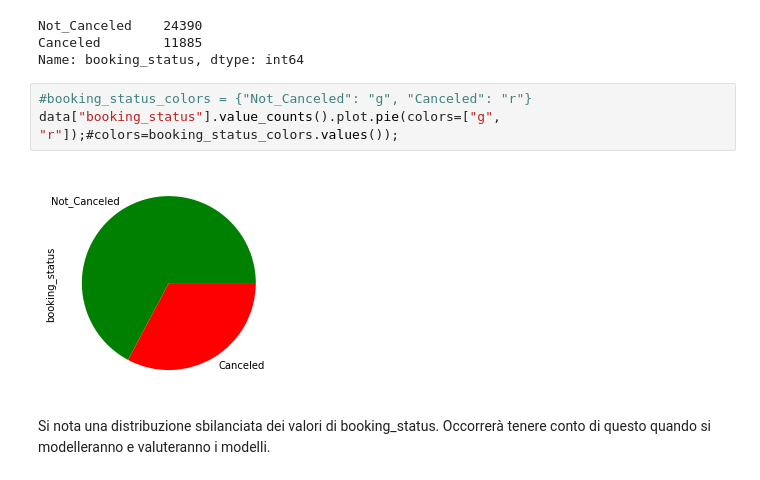
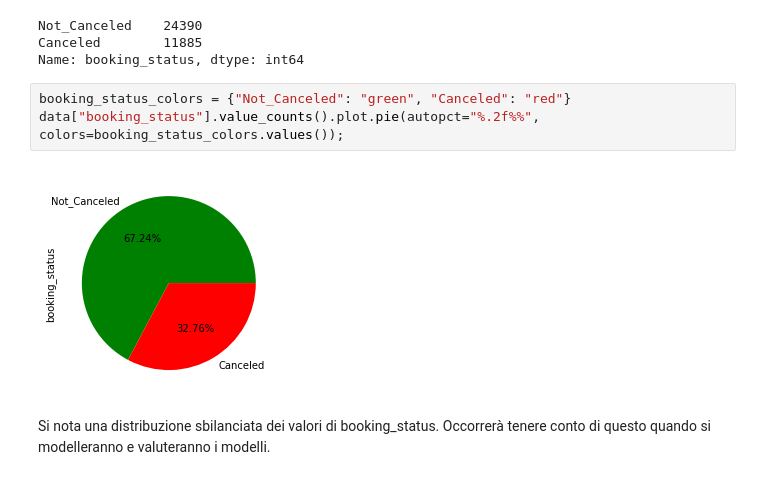
Before and after one commit to BedeschiFederica/DataIntensiveProject, a Jupyter notebook: hotel_reservations.ipynb, the cells around one changed output. Cells and saved outputs as stored; diff of their text form.

```diff
--- a/hotel_reservations.ipynb
+++ b/hotel_reservations.ipynb
@@ -146,10 +146,10 @@ Not_Canceled    24390
 Canceled        11885
 Name: booking_status, dtype: int64
 # %%
-#booking_status_colors = {"Not_Canceled": "g", "Canceled": "r"}
-data["booking_status"].value_counts().plot.pie(colors=["g", "r"]);#colors=booking_status_colors.values());
+booking_status_colors = {"Not_Canceled": "green", "Canceled": "red"}
+data["booking_status"].value_counts().plot.pie(autopct="%.2f%%", colors=booking_status_colors.values());
 # %% [output]
-[figure, old version]
+[figure, new version]
 # %% [markdown]
 Si nota una distribuzione sbilanciata dei valori di booking_status. Occorrerà tenere conto di questo quando si modelleranno e valuteranno i modelli.
 # %% [markdown]
```
Also changed, not shown: parts of 68 cells of this notebook.
